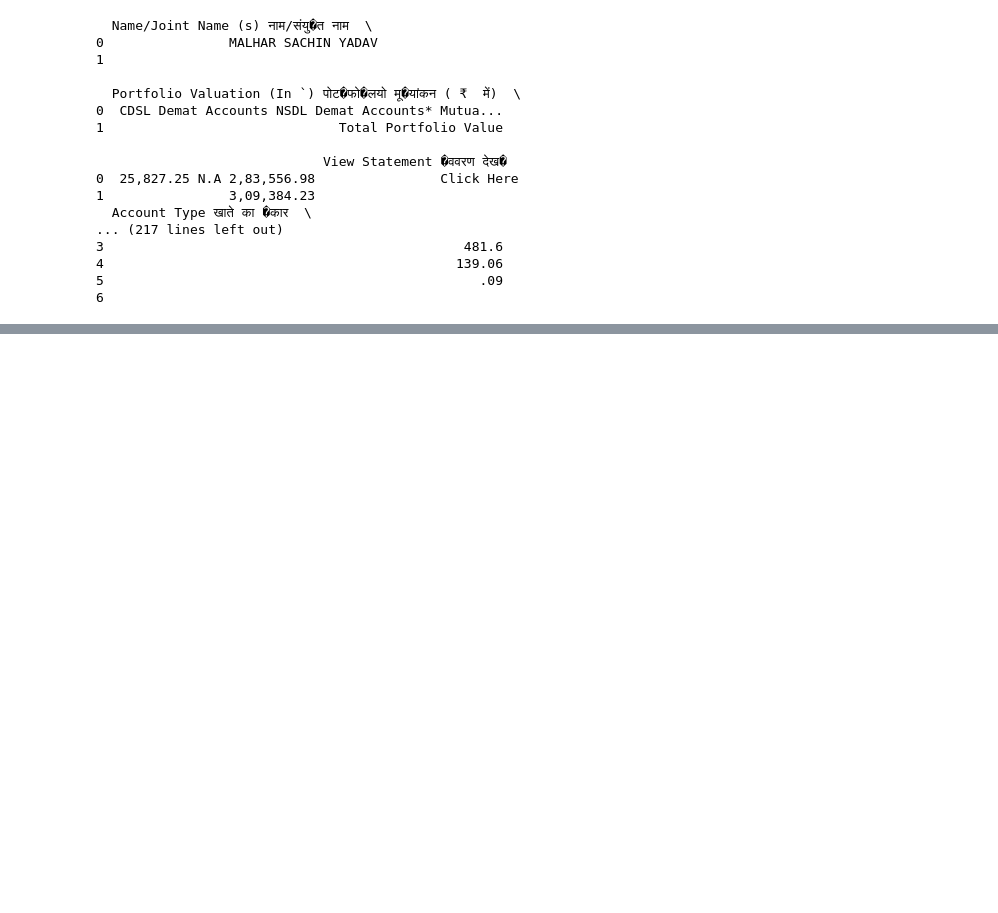
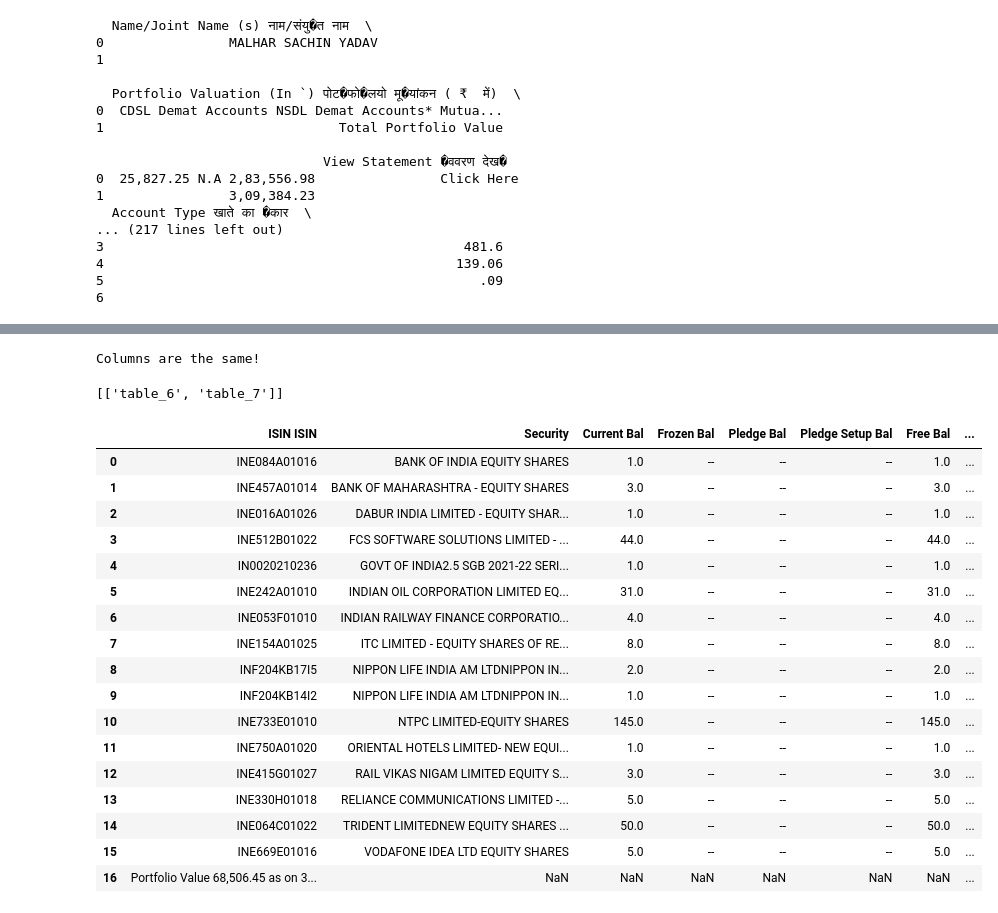
Before and after one commit to trdez-malhar/PdfToDashboard, a Jupyter notebook: docling_pdf.ipynb, the cells around one changed output, grey strips where cells are left out. Cells and saved outputs as stored; diff of their text form; code cells hidden in the pictures; blank space fills up the shorter version.

```diff
--- a/docling_pdf.ipynb
+++ b/docling_pdf.ipynb
@@ -273,0 +575,56 @@ for i in range(8):
+# %%
+df1 = pd.read_csv("table_6.csv")
+df2 = pd.read_csv("table_7.csv")
+# Check if both have the same columns (order doesn't matter)
+if set(df1.columns) == set(df2.columns):
+    print("Columns are the same!")
+else:
+    print("Columns are different!")
+# %% [output]
+Columns are the same!
+# %%
+import pandas as pd
+
+
+
+# Group tables by their column sets
+column_groups = {}
+
+for table_name, df in table_dict.items():
+    col_tuple = tuple(df.columns)  # Use tuple to preserve order
+
+    # Add table to the correct group
+    column_groups.setdefault(col_tuple, []).append(table_name)
+
+sametables = []
+# Print groups of tables with the same columns
+for columns, table_names in column_groups.items():
+    if len(table_names) > 1:
+        sametables.append(table_names)
+print(sametables)
+# %% [output]
+[['table_6', 'table_7']]
+# %%
+merged_df = pd.concat([df1, df2], ignore_index=True)
+
+# Printing the result
+merged_df
+# %% [output]
+|  | ISIN ISIN | Security | Current Bal | Frozen Bal | Pledge Bal | Pledge Setup Bal | Free Bal | ... |
+| 0 | INE084A01016 | BANK OF INDIA EQUITY SHARES | 1.0 | -- | -- | -- | 1.0 | ... |
+| 1 | INE457A01014 | BANK OF MAHARASHTRA - EQUITY SHARES | 3.0 | -- | -- | -- | 3.0 | ... |
+| 2 | INE016A01026 | DABUR INDIA LIMITED - EQUITY SHAR... | 1.0 | -- | -- | -- | 1.0 | ... |
+| 3 | INE512B01022 | FCS SOFTWARE SOLUTIONS LIMITED - ... | 44.0 | -- | -- | -- | 44.0 | ... |
+| 4 | IN0020210236 | GOVT OF INDIA2.5 SGB 2021-22 SERI... | 1.0 | -- | -- | -- | 1.0 | ... |
+| 5 | INE242A01010 | INDIAN OIL CORPORATION LIMITED EQ... | 31.0 | -- | -- | -- | 31.0 | ... |
+| 6 | INE053F01010 | INDIAN RAILWAY FINANCE CORPORATIO... | 4.0 | -- | -- | -- | 4.0 | ... |
+| 7 | INE154A01025 | ITC LIMITED - EQUITY SHARES OF RE... | 8.0 | -- | -- | -- | 8.0 | ... |
+| 8 | INF204KB17I5 | NIPPON LIFE INDIA AM LTDNIPPON IN... | 2.0 | -- | -- | -- | 2.0 | ... |
+| 9 | INF204KB14I2 | NIPPON LIFE INDIA AM LTDNIPPON IN... | 1.0 | -- | -- | -- | 1.0 | ... |
+| 10 | INE733E01010 | NTPC LIMITED-EQUITY SHARES | 145.0 | -- | -- | -- | 145.0 | ... |
+| 11 | INE750A01020 | ORIENTAL HOTELS LIMITED- NEW EQUI... | 1.0 | -- | -- | -- | 1.0 | ... |
+| 12 | INE415G01027 | RAIL VIKAS NIGAM LIMITED EQUITY S... | 3.0 | -- | -- | -- | 3.0 | ... |
+| 13 | INE330H01018 | RELIANCE COMMUNICATIONS LIMITED -... | 5.0 | -- | -- | -- | 5.0 | ... |
+| 14 | INE064C01022 | TRIDENT LIMITEDNEW EQUITY SHARES ... | 50.0 | -- | -- | -- | 50.0 | ... |
+| 15 | INE669E01016 | VODAFONE IDEA LTD EQUITY SHARES | 5.0 | -- | -- | -- | 5.0 | ... |
+| 16 | Portfolio Value 68,506.45 as on 3... | NaN | NaN | NaN | NaN | NaN | NaN | ... |
```
Also changed, not shown: parts of 21 cells of this notebook, 6 other files.
